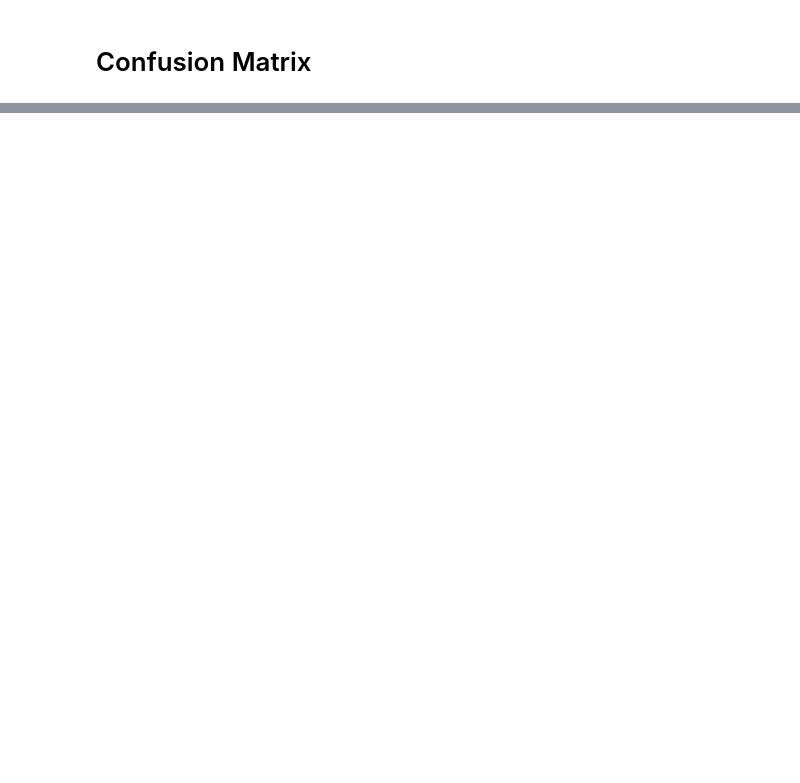
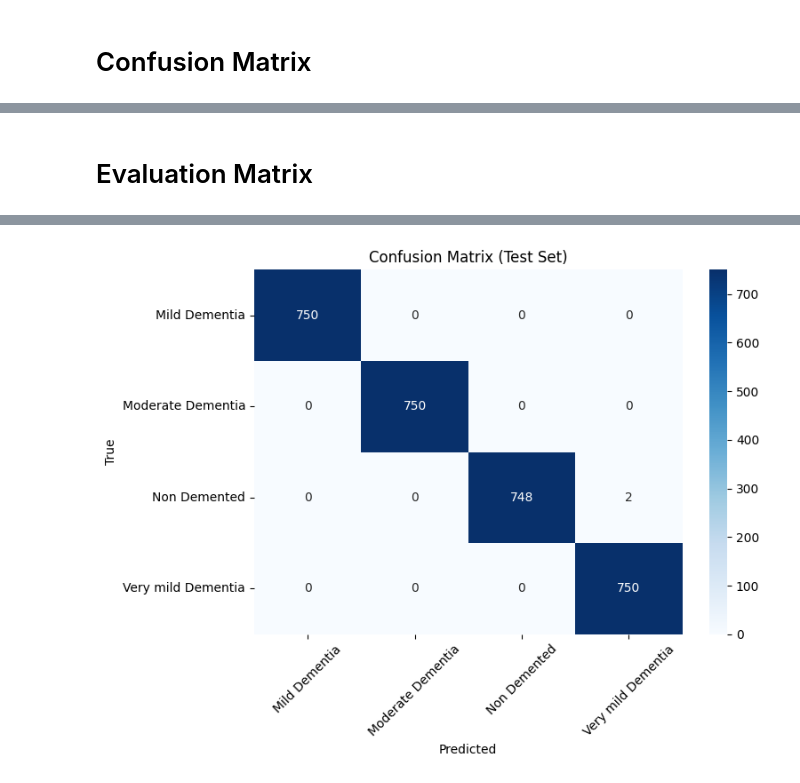
Before and after one commit to naqsaah123/Final_Project, a Jupyter notebook: My_Project_Code.ipynb, the cells around one changed output, grey strips where cells are left out. Drawn from its saved outputs; the diff is of its cells as text; code cells hidden in the pictures; blank space fills up the shorter version.

```diff
--- a/My_Project_Code.ipynb
+++ b/My_Project_Code.ipynb
@@ -485,0 +523,3 @@ plt.show()
+# %%
+# Load base VGG16 model (excluding top layers)
+base_model = VGG16(weights='imagenet', include_top=False, input_shape=(224, 224, 3))
@@ -485,0 +644,22 @@ plt.show()
+# %% [markdown]
+# Evaluation Matrix
+# %%
+# Predict and plot confusion matrix
+y_pred = model.predict(test_data)
+y_pred_classes = np.argmax(y_pred, axis=1)
+y_true = test_data.classes
+
+cm = confusion_matrix(y_true, y_pred_classes)
+class_labels = list(test_data.class_indices.keys())
+plt.figure(figsize=(8,6))
+sns.heatmap(cm, annot=True, fmt='d', cmap='Blues',
+            xticklabels=class_labels,
+            yticklabels=class_labels)
+
+plt.xlabel('Predicted')
+plt.ylabel('True')
+plt.title('Confusion Matrix (Test Set)')
+plt.xticks(rotation=45)
+plt.tight_layout()
+plt.show()
+# %% [output]
@@ -485,0 +667 @@ plt.show()
+[figure, added]
```
Also changed, not shown: parts of 23 cells of this notebook.
